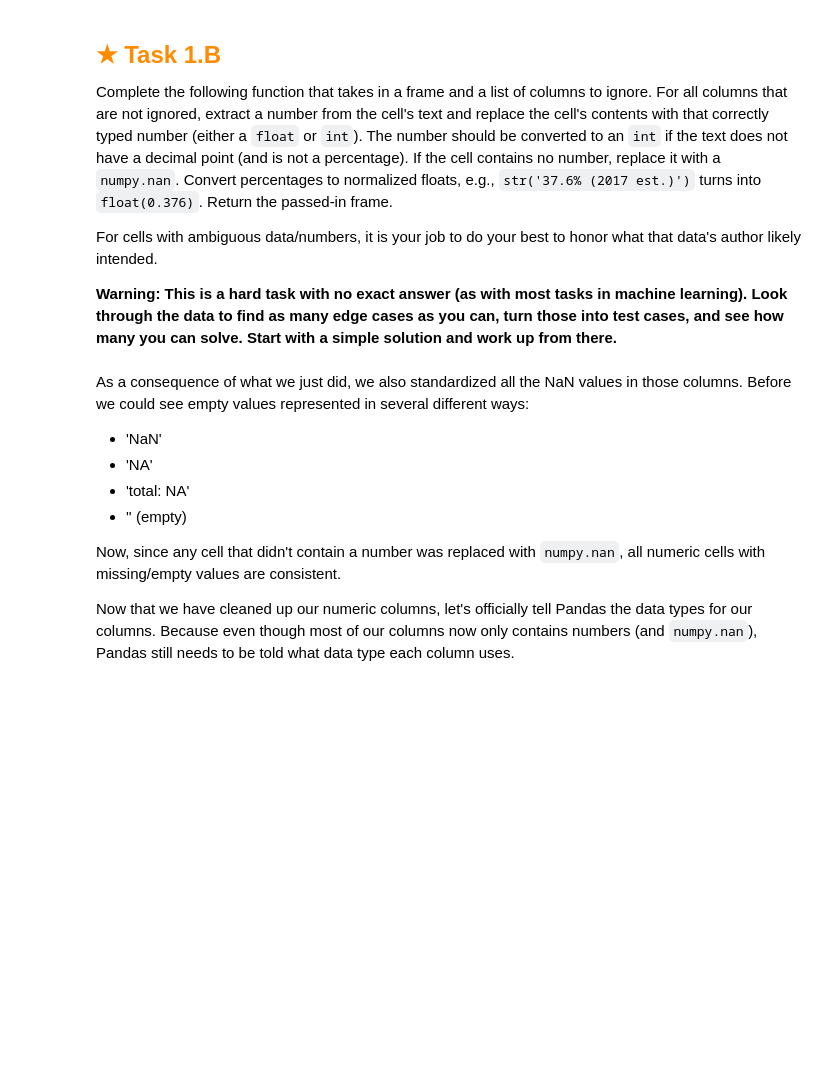
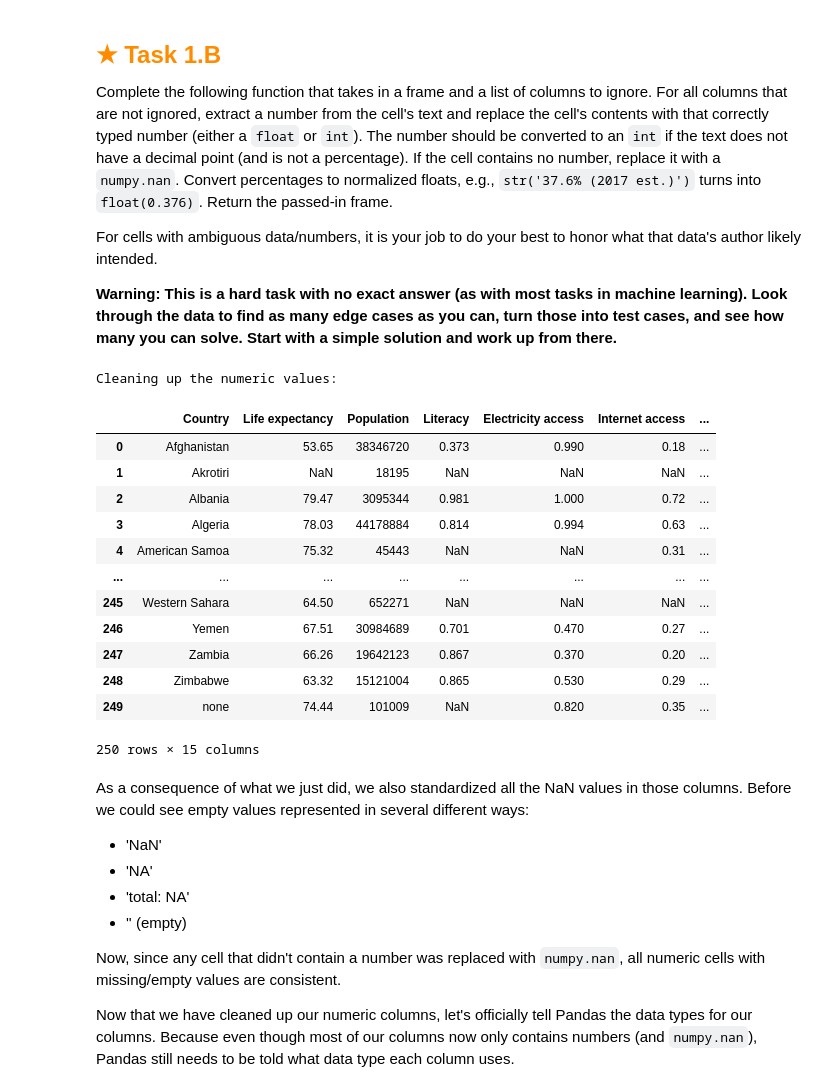
Before and after one commit to songzhiyuan98/use-40-HO3, a Jupyter notebook: assignment.ipynb, the cells around one changed output. Drawn from its saved outputs; the diff is of its cells as text; code cells hidden in the pictures; blank space fills up the shorter version.

```diff
--- a/assignment.ipynb
+++ b/assignment.ipynb
@@ -142,10 +212,60 @@ Look through the data to find as many edge cases as you can, turn those into tes
 Start with a simple solution and work up from there.**
 # %%
 def extract_numbers(frame, ignore_columns = []):
-    return NotImplemented
+    for column in frame.columns:
+        if column in ignore_columns:
+            continue
+
+        def extract_value(cell):
+            if isinstance(cell, str):
+                if '%' in cell:
+                    match = re.search(r"[-+]?\d*\.\d+|\d+", cell)
+                    if match:
+                        return round(float(match.group()) / 100, 3)
+                else:
+                    match = re.findall(r"\b\d{1,3}(?:,\d{3})*|\d+\.\d+\b", cell)
+                    if match:
+                        numbers = [float(num.replace(',', '')) for num in match]
+                        if len(numbers) > 1:
+                            return sum(numbers)
+                        else:
+                            return int(numbers[0]) if numbers[0].is_integer() else numbers[0]
+            return np.nan
+
+        def extract_population(cell):
+            if isinstance(cell, str):
+                match = re.search(r"\b\d{1,3}(?:,\d{3})*\b", cell)
+                if match:
+                    return int(match.group().replace(',', ''))
+            return np.nan
+
+        if column == "Population":
+            frame[column] = frame[column].apply(extract_population).astype(object)
+        else:
+            frame[column] = frame[column].apply(extract_value).astype(object)
+
+    return frame
+
+print("Cleaning up the numeric values:")
+cleaned_data = extract_numbers(world_data, ['Country', 'Export commodities'])
 
 print("Cleaning up the numeric values:")
 extract_numbers(world_data, ['Country', 'Export commodities'])
+# %% [output]
+Cleaning up the numeric values:
+|  | Country | Life expectancy | Population | Literacy | Electricity access | Internet access | ... |
+| 0 | Afghanistan | 53.65 | 38346720 | 0.373 | 0.990 | 0.18 | ... |
+| 1 | Akrotiri | NaN | 18195 | NaN | NaN | NaN | ... |
+| 2 | Albania | 79.47 | 3095344 | 0.981 | 1.000 | 0.72 | ... |
+| 3 | Algeria | 78.03 | 44178884 | 0.814 | 0.994 | 0.63 | ... |
+| 4 | American Samoa | 75.32 | 45443 | NaN | NaN | 0.31 | ... |
+| ... | ... | ... | ... | ... | ... | ... | ... |
+| 245 | Western Sahara | 64.50 | 652271 | NaN | NaN | NaN | ... |
+| 246 | Yemen | 67.51 | 30984689 | 0.701 | 0.470 | 0.27 | ... |
+| 247 | Zambia | 66.26 | 19642123 | 0.867 | 0.370 | 0.20 | ... |
+| 248 | Zimbabwe | 63.32 | 15121004 | 0.865 | 0.530 | 0.29 | ... |
+| 249 | none | 74.44 | 101009 | NaN | 0.820 | 0.35 | ... |
+250 rows × 15 columns
 # %% [markdown]
 As a consequence of what we just did, we also standardized all the NaN values in those columns.
 Before we could see empty values represented in several different ways:
```
Also changed, not shown: parts of 16 cells of this notebook, 1 other file.
